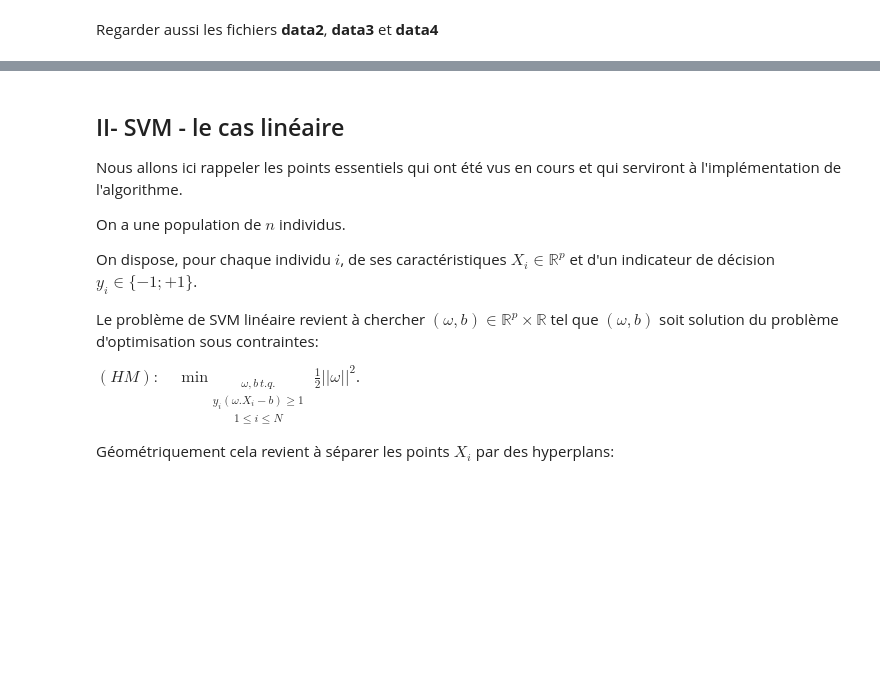
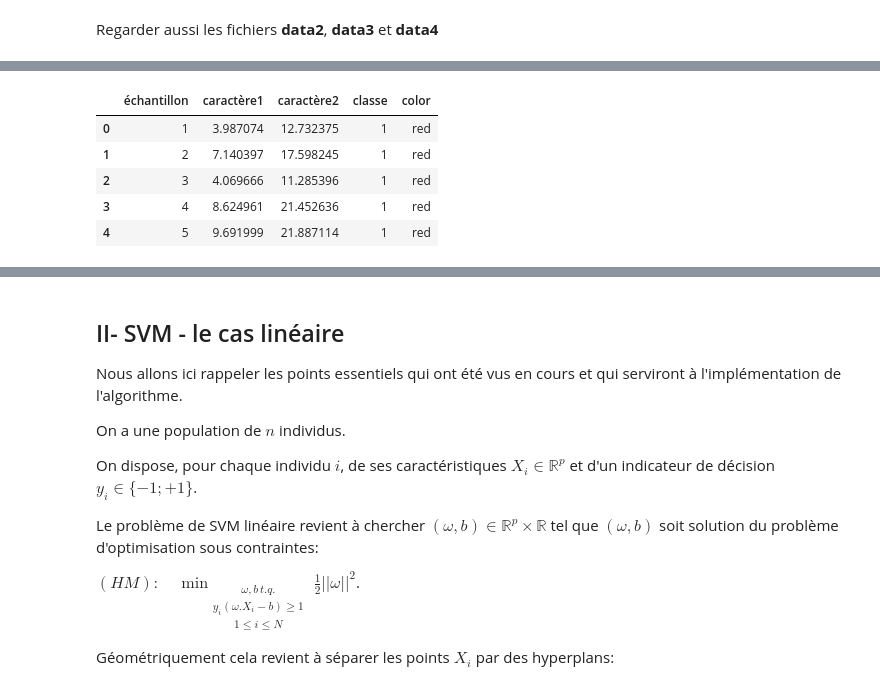
Before and after one commit to K-bNd/svm_ocvx, a Jupyter notebook: TP_SVM-sujet.ipynb, the cells around one changed output, grey strips where cells are left out. Saved outputs shown, nothing was run; the diff lists cells and outputs as text; code cells hidden in the pictures; blank space fills up the shorter version.

```diff
--- a/TP_SVM-sujet.ipynb
+++ b/TP_SVM-sujet.ipynb
@@ -69,0 +113,9 @@ Regarder aussi les fichiers **data2**, **data3** et **data4**
+# %%
+df2.head(5)
+# %% [output]
+|  | échantillon | caractère1 | caractère2 | classe | color |
+| 0 | 1 | 3.987074 | 12.732375 | 1 | red |
+| 1 | 2 | 7.140397 | 17.598245 | 1 | red |
+| 2 | 3 | 4.069666 | 11.285396 | 1 | red |
+| 3 | 4 | 8.624961 | 21.452636 | 1 | red |
+| 4 | 5 | 9.691999 | 21.887114 | 1 | red |
```
Also changed, not shown: parts of 12 cells of this notebook, 1 other file.
